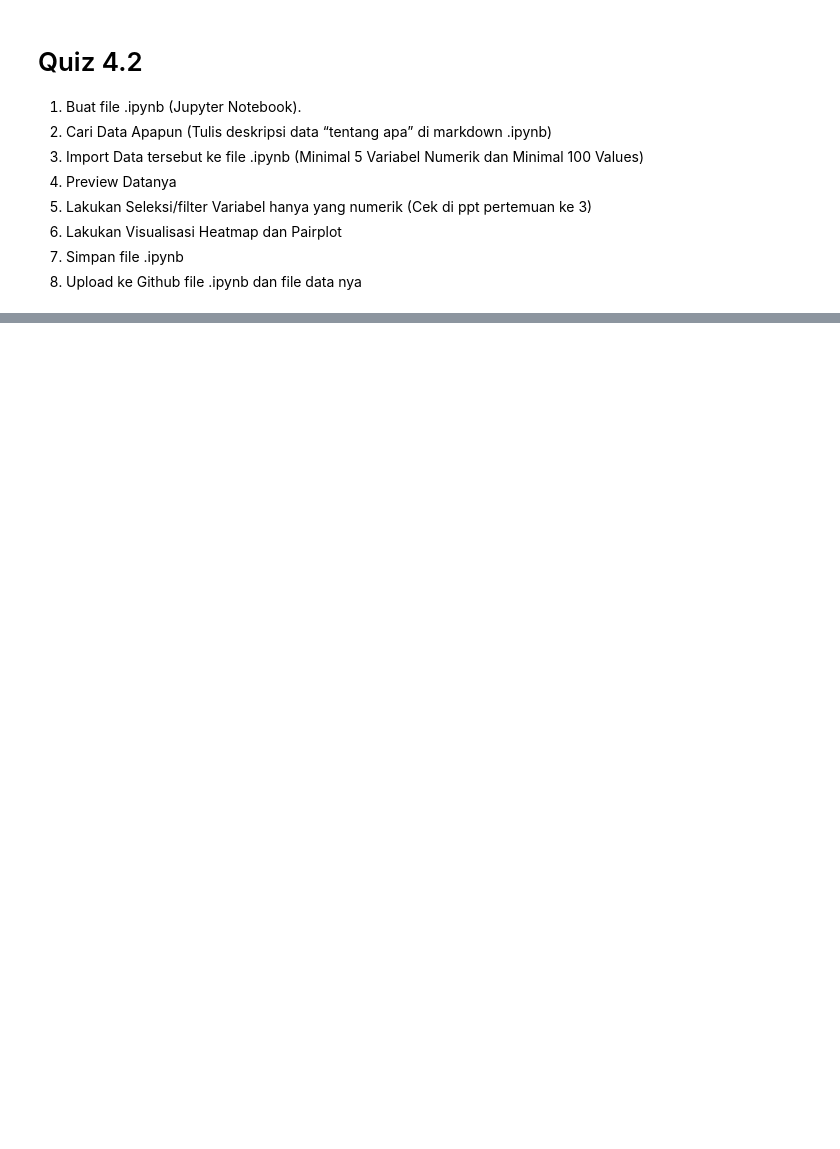
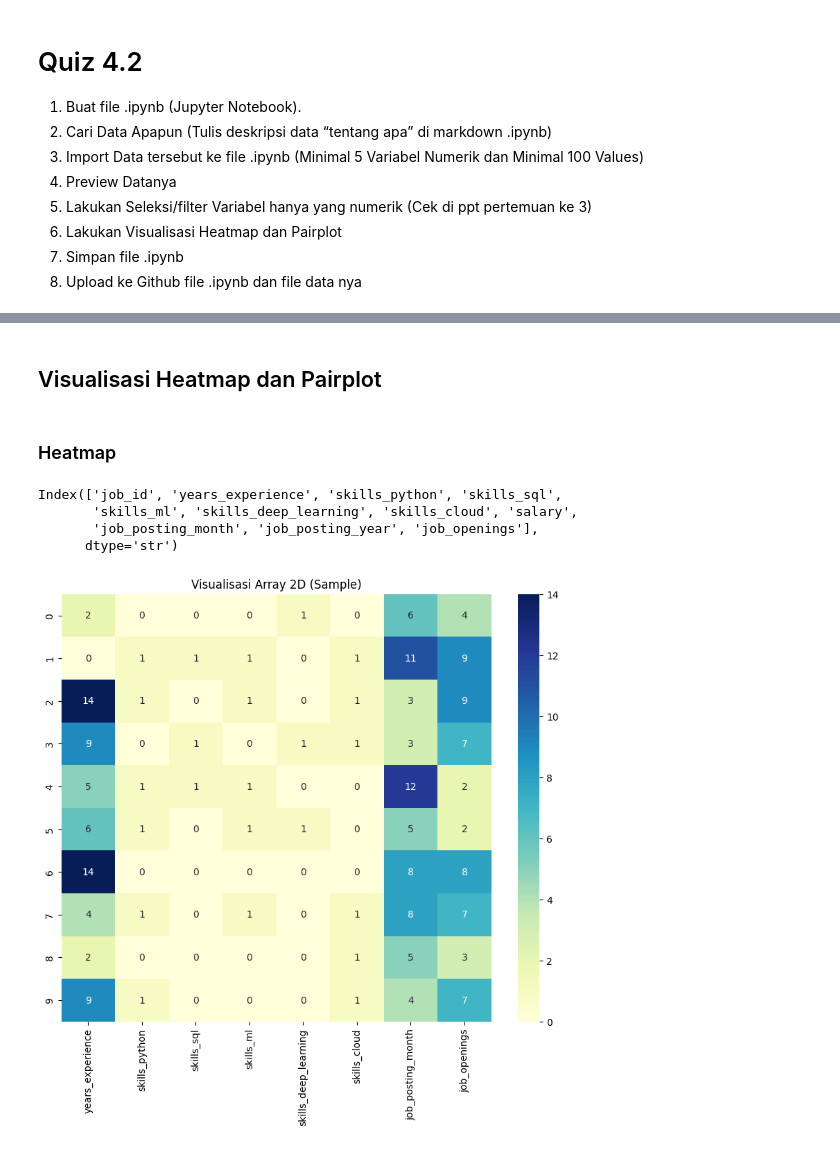
Before and after one commit to RekoNF/EDV_Tugas-and-Quiz, a Jupyter notebook: Quiz/Quiz 4.2.ipynb, the cells around one changed output, grey strips where cells are left out. Drawn from its saved outputs; the diff is of its cells as text; code cells hidden in the pictures; blank space fills up the shorter version.

```diff
--- a/Quiz/Quiz 4.2.ipynb
+++ b/Quiz/Quiz 4.2.ipynb
@@ -29,7 +41,7 @@ The dataset covers approximately 185 countries and territories worldwide.
 # %%
 #import data sets
 
-data = pd.read_csv(r"C:\Users\Mareko\OneDrive\Documents\Python Statistika\DataSets\tassi-di-suicidio-globali-per-paese-2000-2021.csv", sep=",")
+data = pd.read_csv(r"C:\Users\Mareko\OneDrive\Documents\Python Statistika\DataSets\AI Job Market Dataset.csv", delimiter=",")
 df = pd.DataFrame(data)
 df = df.head(101)
 print(df)
@@ -50,0 +122,8 @@ print(df)
+# %%
+# Statistik Deskriptif
+# Pastikan df adalah DataFrame yang memiliki kolom 'job_title' dan 'salary'
+df = pd.DataFrame(data)
+summary = df.groupby('job_title').agg({'salary': 'mean'})
+print(summary)
+summary1 = df.groupby('job_title').agg({'years_experience': 'mean'})
+print(summary1)
@@ -50,0 +147,21 @@ print(df)
+# %% [markdown]
+## Visualisasi Heatmap dan Pairplot
+# %% [markdown]
+### Heatmap
+# %%
+print(df.select_dtypes(include='number').columns)
+
+df2 = df.head(10)
+
+plt.figure(figsize=(10,8))
+sns.heatmap(df2[['years_experience', 'skills_python', 'skills_sql',
+       'skills_ml', 'skills_deep_learning', 'skills_cloud',
+       'job_posting_month', 'job_openings']], annot=True, cmap='YlGnBu')
+plt.title("Visualisasi Array 2D (Sample)")
+plt.show()
+# %% [output]
+Index(['job_id', 'years_experience', 'skills_python', 'skills_sql',
+       'skills_ml', 'skills_deep_learning', 'skills_cloud', 'salary',
+       'job_posting_month', 'job_posting_year', 'job_openings'],
+      dtype='str')
+[figure, added]
```
Also changed, not shown: parts of 12 cells of this notebook, 1 other file.
